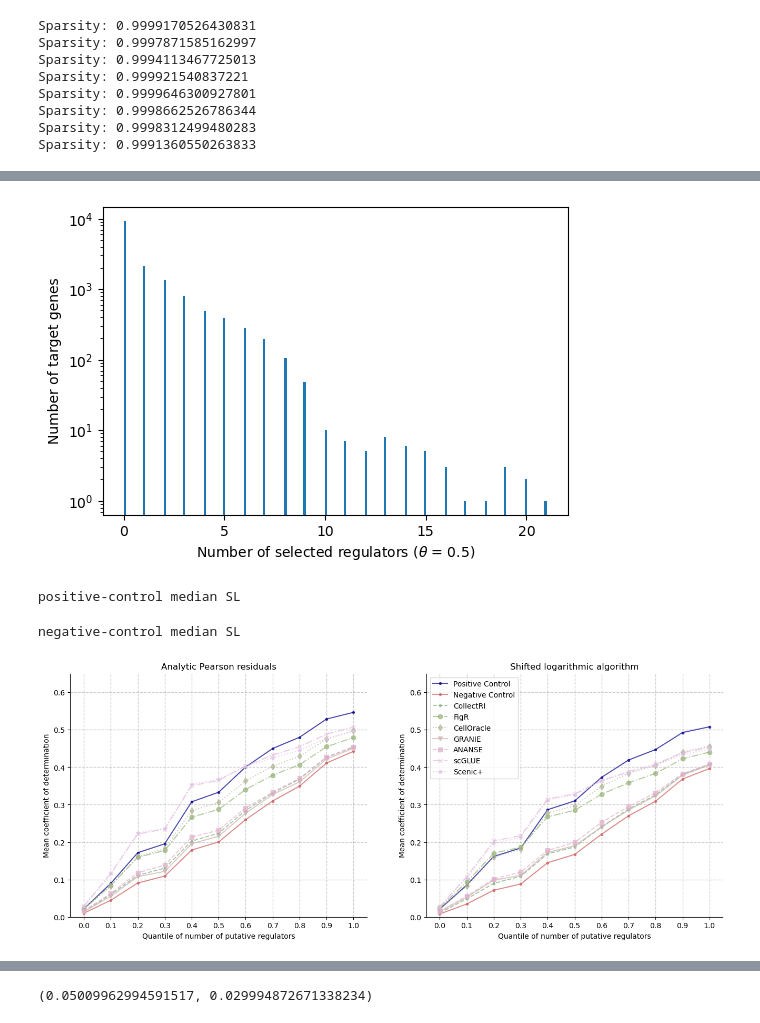
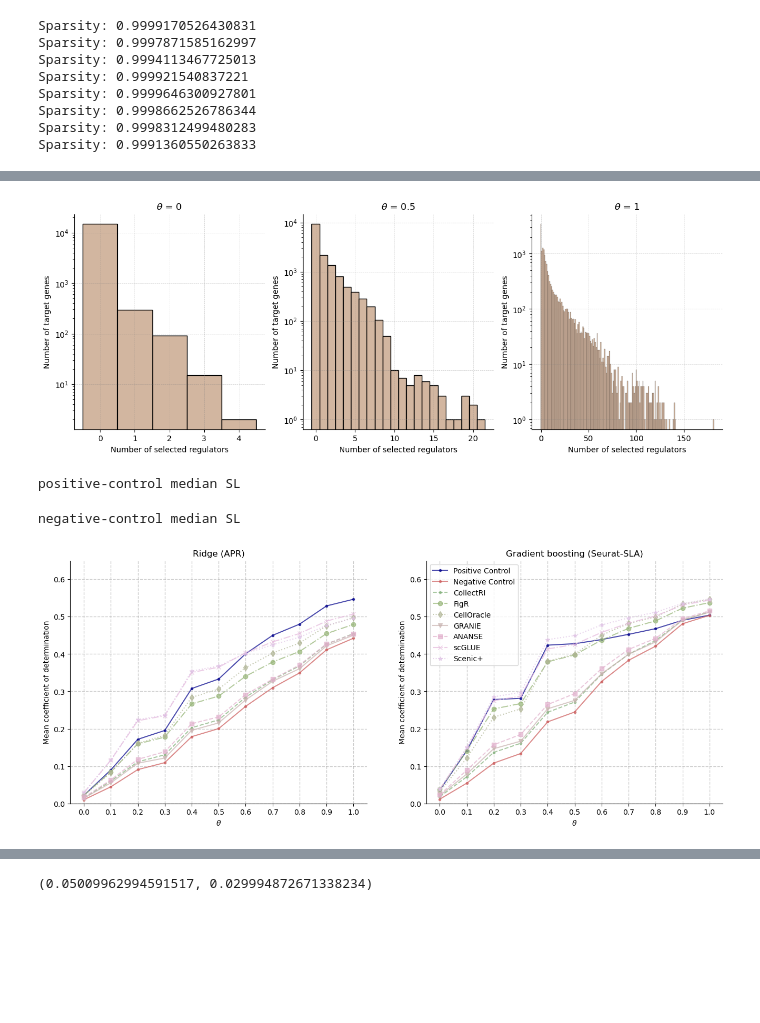
Before and after one commit to janursa/grn_benchmark, a Jupyter notebook: notebooks/second-validation.ipynb, the cells around one changed output, grey strips where cells are left out. Cells and saved outputs as stored; diff of their text form; code cells hidden in the pictures; blank space fills up the shorter version.

Commit message:
3 main figures and 2 supplements+antoine's work

```diff
--- a/notebooks/second-validation.ipynb
+++ b/notebooks/second-validation.ipynb
@@ -114,3 +115,5 @@ def consensus_number_of_regulators(reduction_t: Union[str, float], *grns: np.nda
 # %%
 reduction_t = 'median'
 n_features = consensus_number_of_regulators(reduction_t, *grns[:-2])
+n_features_min = consensus_number_of_regulators('min', *grns[:-2])
+n_features_max = consensus_number_of_regulators('max', *grns[:-2])
@@ -119,13 +120,40 @@ n_features = consensus_number_of_regulators(reduction_t, *grns[:-2])
 # %%
-plt.figure(figsize=(6, 4))
-ax = plt.subplot(1, 1, 1)
-ax.hist(n_features, bins=200)
+plt.figure(figsize=(15, 5))
+
+ax = plt.subplot(1, 3, 1)
+seaborn.histplot(data=n_features_min, ax=ax, discrete=True, color='#C49E81')
+ax.grid(alpha=0.4, linestyle='--', linewidth=0.5, color='grey')
+for side in ['right', 'top']:
+    ax.spines[side].set_visible(False)
 ax.set_yscale('log')
-ax.set_xlabel(r'Number of selected regulators ($\theta$ = 0.5)')
+ax.set_xlabel(r'Number of selected regulators')
 ax.set_ylabel('Number of target genes')
+ax.set_title(r'$\theta$ = 0')
+
+ax = plt.subplot(1, 3, 2)
+seaborn.histplot(data=n_features, ax=ax, discrete=True, color='#C49E81')
+ax.grid(alpha=0.4, linestyle='--', linewidth=0.5, color='grey')
+for side in ['right', 'top']:
+    ax.spines[side].set_visible(False)
+ax.set_yscale('log')
+ax.set_xlabel(r'Number of selected regulators')
+ax.set_ylabel('Number of target genes')
+ax.set_title(r'$\theta$ = 0.5')
+
+ax = plt.subplot(1, 3, 3)
+seaborn.histplot(n_features_max, ax=ax, discrete=True, color='#C49E81')
+ax.grid(alpha=0.4, linestyle='--', linewidth=0.5, color='grey')
+for side in ['right', 'top']:
+    ax.spines[side].set_visible(False)
+ax.set_yscale('log')
+ax.set_xlabel(r'Number of selected regulators')
+ax.set_ylabel('Number of target genes')
+ax.set_title(r'$\theta$ = 1')
+
+plt.savefig('../output/benchmark/figs/theta.png', dpi=300, transparent=True)
 plt.show()
 # %% [output]
-[figure, old version]
+[figure, new version]
 # %%
 def cross_validate_gene(estimator_t: str, X: np.ndarray, groups: np.ndarray, grn: np.ndarray, j: int, n_features: int = 10) -> Dict[str, float]:
 
@@ -284,7 +312,7 @@ SORTED_METHODS = ['positive-control', 'negative-control', 'collectRI', 'FigR', '
 
 plt.figure(figsize=(16, 6))
 
-for k, norm2_t in enumerate(['pearson', 'SL']):
+for k, (norm2_t, estimator_t) in enumerate(zip(['pearson', 'seurat_lognorm'], ['ridge', 'gbm'])):
     ax = plt.subplot(1, 2, k + 1)
     ax.grid(alpha=0.4, linewidth=1, color='grey', linestyle='--')
     xs = [0, 0.1, 0.2, 0.3, 0.4, 0.5, 0.6, 0.7, 0.8, 0.9, 1]
@@ -294,7 +322,7 @@ for k, norm2_t in enumerate(['pearson', 'SL']):
         series = []
 
         for reduction_t in ['min', '10', '20', '30', '40', 'median', '60', '70', '80', '90', 'max']:
-            with open(os.path.join(RESULTS_DIR, norm2_t, 'ridge', reduction_t, f'{method}.results.json'), 'r') as f:
+            with open(os.path.join(RESULTS_DIR, norm2_t, estimator_t, reduction_t, f'{method}.results.json'), 'r') as f:
                 results = json.load(f)
 
             r2 = []
@@ -312,18 +340,19 @@ for k, norm2_t in enumerate(['pearson', 'SL']):
     ax.set_xticks(xs)
 
     if k == 0:
-        ax.set_title('Analytic Pearson residuals')
+        ax.set_title('Ridge (APR)')
     elif k == 1:
-        ax.set_title('Shifted logarithmic algorithm')
+        ax.set_title('Gradient boosting (Seurat-SLA)')
         ax.legend()
     for side in ['right', 'top']:
         ax.spines[side].set_visible(False)
-    ax.set_xlabel('Quantile of number of putative regulators')
+    ax.set_xlabel(r'$\theta$')
     ax.set_ylabel('Mean coefficient of determination')
     ax.set_ylim([0, 0.65])
+plt.savefig('../output/benchmark/figs/second-validation-performance-theta.png', dpi=300, transparent=True)
 plt.show()
 # %% [output]
-[figure, old version]
+[figure, new version]
 # %%
 reduction_t = 'median'
 estimator_t = 'gbm'
```
Also changed, not shown: parts of 4 cells of this notebook, 7 other files.
